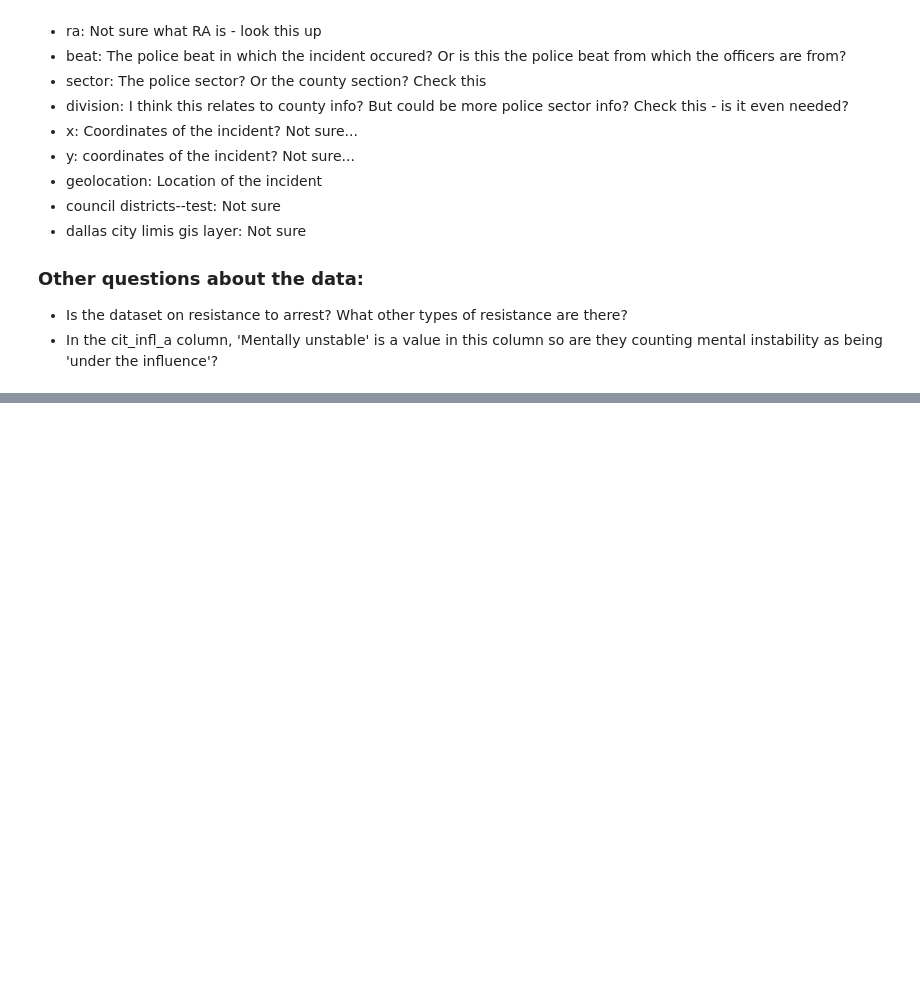
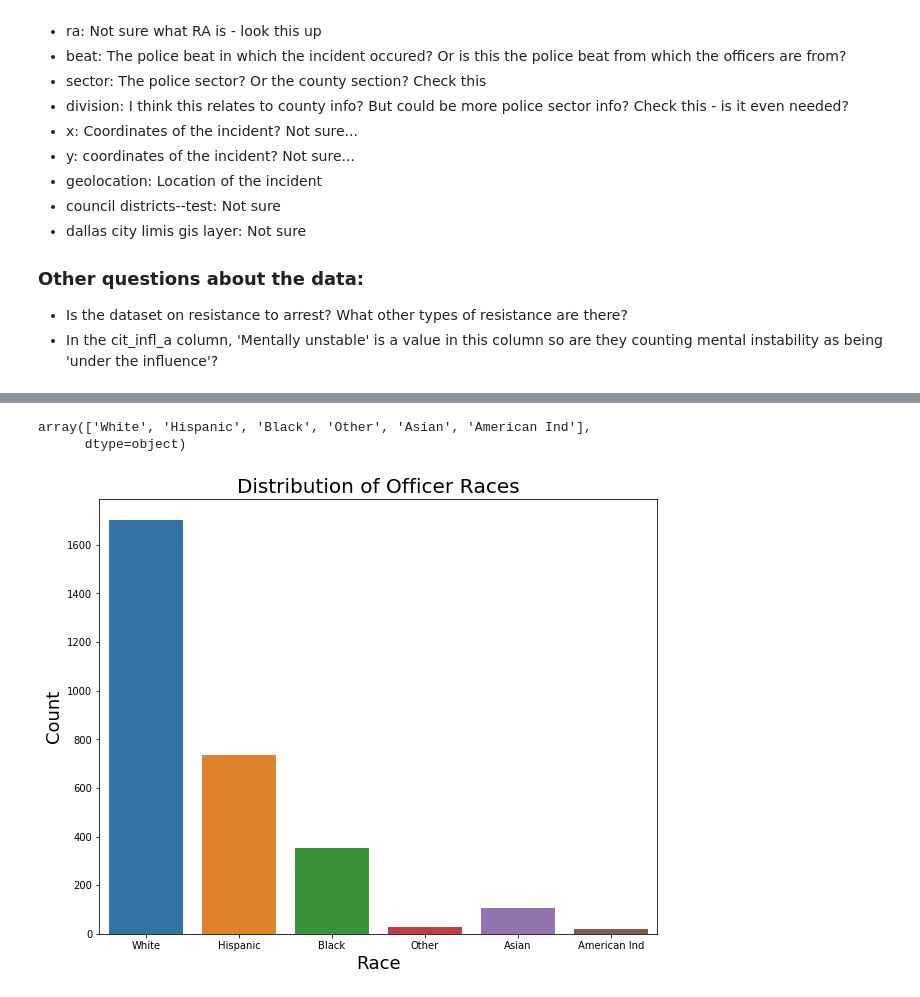
Before and after one commit to lecritch/respones_to_resistance_model_analysis, a Jupyter notebook: exploratory/eda/01_inital_eda.ipynb, the cells around one changed output, grey strips where cells are left out. Drawn from its saved outputs; the diff is of its cells as text; code cells hidden in the pictures; blank space fills up the shorter version.

```diff
--- a/exploratory/eda/01_inital_eda.ipynb
+++ b/exploratory/eda/01_inital_eda.ipynb
@@ -94,0 +308,5 @@ There does not appear to be any documentation for this dataset and so we might n
+# %%
+prr19.off_race.unique()
+# %% [output]
+array(['White', 'Hispanic', 'Black', 'Other', 'Asian', 'American Ind'],
+      dtype=object)
@@ -94,0 +315,9 @@ There does not appear to be any documentation for this dataset and so we might n
+# %%
+fig, ax = plt.subplots(figsize = (10, 8))
+sns.countplot(x = "off_race", data = prr19)
+ax.set_title('Distribution of Officer Races', fontsize = 20)
+ax.set_xlabel('Race', fontsize = 18)
+ax.set_ylabel('Count', fontsize = 18)
+plt.show()
+# %% [output]
+[figure, added]
```
Also changed, not shown: parts of 93 cells of this notebook.
